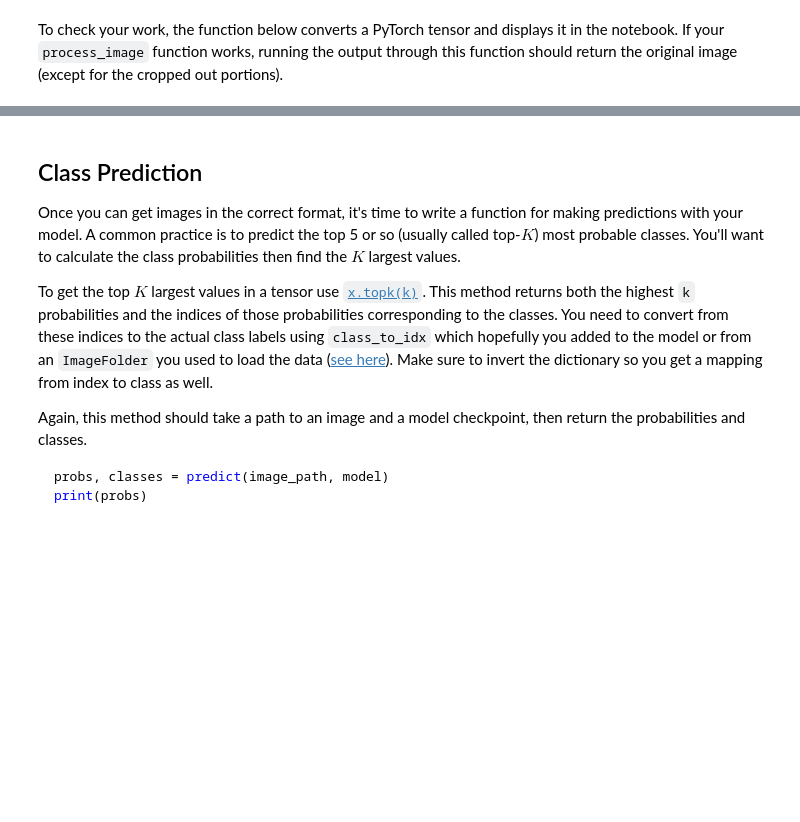
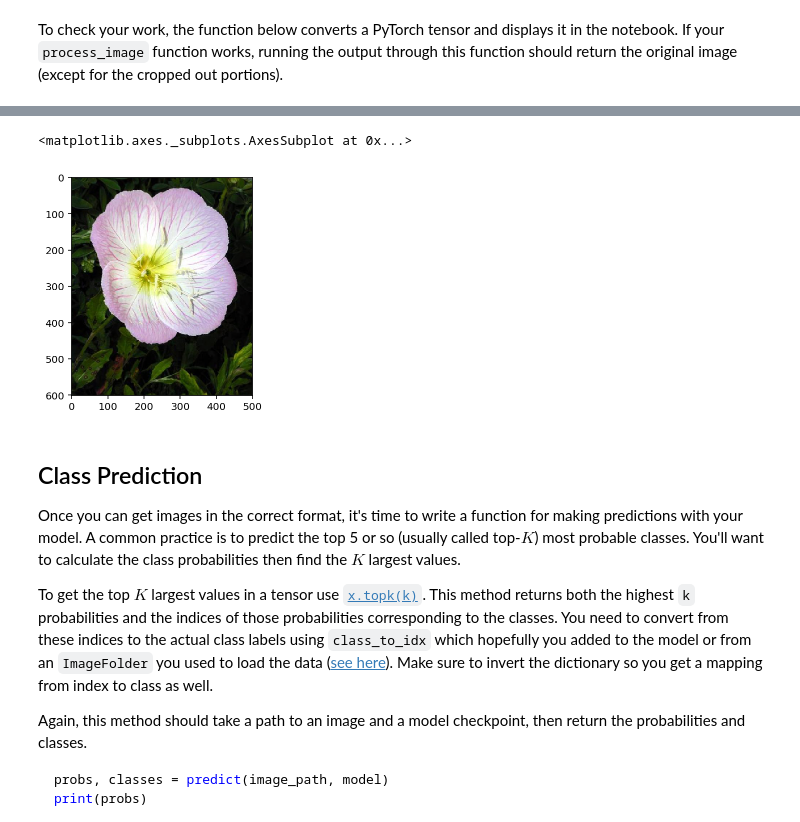
Before and after one commit to danwickstrom/aipnd-project, a Jupyter notebook: Image Classifier Project.ipynb, the cells around one changed output, grey strips where cells are left out. Drawn from its saved outputs; the diff is of its cells as text; code cells hidden in the pictures; blank space fills up the shorter version.

```diff
--- a/Image Classifier Project.ipynb
+++ b/Image Classifier Project.ipynb
@@ -306,3 +409,8 @@ def imshow(image, ax=None, title=None):
+# %%
+imshow(orig)
+# %% [output]
+<matplotlib.axes._subplots.AxesSubplot at 0x...>
+[figure, added]
 # %% [markdown]
 ## Class Prediction
 
```
Also changed, not shown: parts of 26 cells of this notebook, 1 other file.
